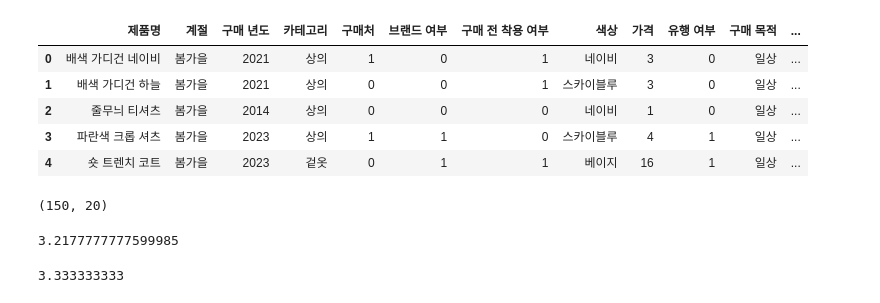
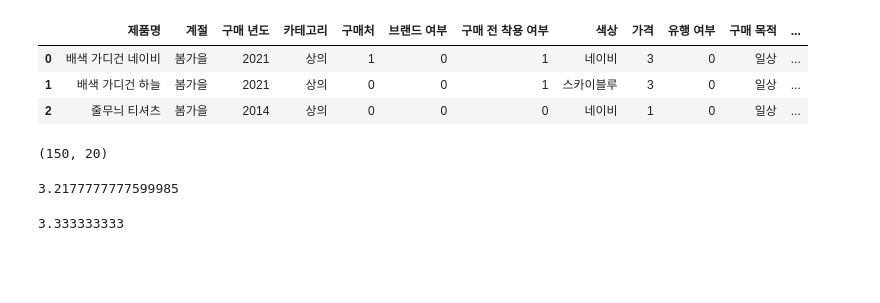
Before and after one commit to lyndis20/my_closet, a Jupyter notebook: 02_Ttest/통계적가설검정.ipynb, the cells around one changed output. Cells and saved outputs as stored; diff of their text form; code cells hidden in the pictures; blank space fills up the shorter version.

```diff
--- a/02_Ttest/통계분석_ttest.ipynb
+++ b/02_Ttest/통계적가설검정.ipynb
@@ -8,14 +8,12 @@ import koreanize_matplotlib
 path = "/Users/younghyunkim/Desktop/dataproject/my_closet/00_raw_data"
 # %%
 df = pd.read_csv(f"{path}/closet_data_v3.csv")
-df.head()
+df.head(3)
 # %% [output]
 |  | 제품명 | 계절 | 구매 년도 | 카테고리 | 구매처 | 브랜드 여부 | 구매 전 착용 여부 | 색상 | 가격 | 유행 여부 | 구매 목적 | ... |
 | 0 | 배색 가디건 네이비 | 봄가을 | 2021 | 상의 | 1 | 0 | 1 | 네이비 | 3 | 0 | 일상 | ... |
 | 1 | 배색 가디건 하늘 | 봄가을 | 2021 | 상의 | 0 | 0 | 1 | 스카이블루 | 3 | 0 | 일상 | ... |
 | 2 | 줄무늬 티셔츠 | 봄가을 | 2014 | 상의 | 0 | 0 | 0 | 네이비 | 1 | 0 | 일상 | ... |
-| 3 | 파란색 크롭 셔츠 | 봄가을 | 2023 | 상의 | 1 | 1 | 0 | 스카이블루 | 4 | 1 | 일상 | ... |
-| 4 | 숏 트렌치 코트 | 봄가을 | 2023 | 겉옷 | 0 | 1 | 1 | 베이지 | 16 | 1 | 일상 | ... |
 # %%
 df.shape
 # %% [output]
```
Also changed, not shown: parts of 14 cells of this notebook, 1 other file.
